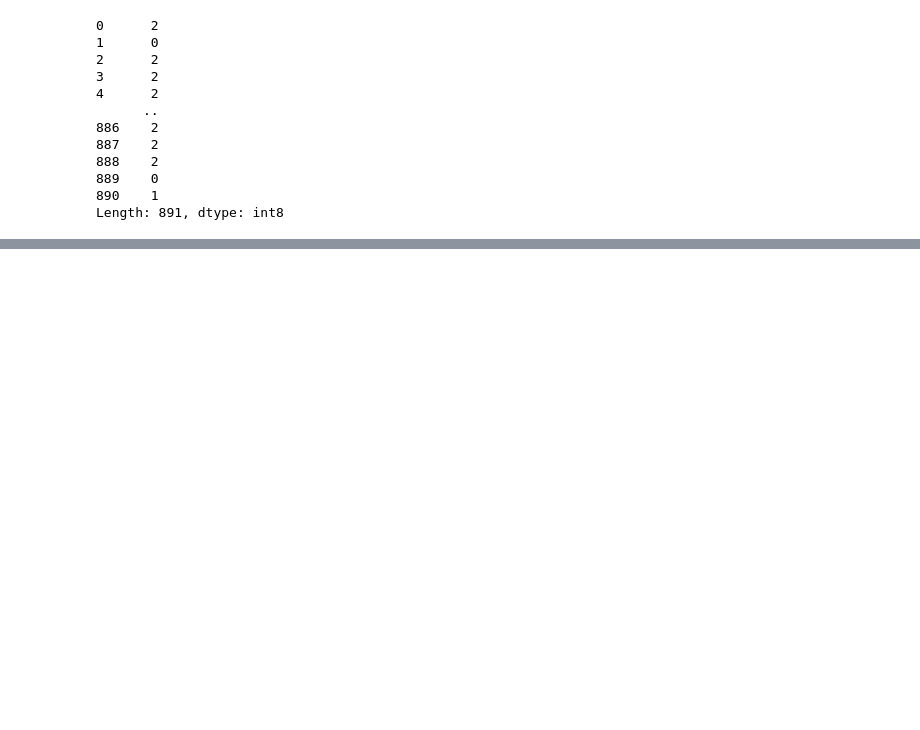
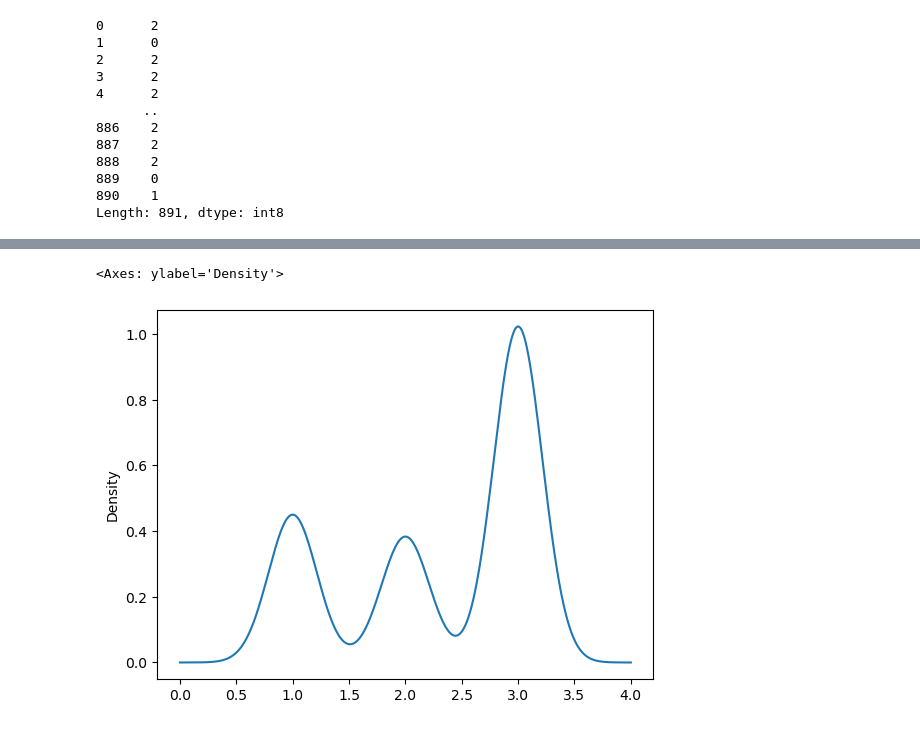
Before and after one commit to AnilSathi23/Python, a Jupyter notebook: Data Science with Python/Sessions/Pandas/Pandas ADSP Batch1 March.ipynb, the cells around one changed output, grey strips where cells are left out. Drawn from its saved outputs; the diff is of its cells as text; code cells hidden in the pictures; blank space fills up the shorter version.

```diff
--- a/Data Science with Python/Sessions/Pandas/Pandas ADSP Batch1 March.ipynb
+++ b/Data Science with Python/Sessions/Pandas/Pandas ADSP Batch1 March.ipynb
@@ -1547,0 +1745,5 @@ Length: 891, dtype: int8
+# %%
+df['Pclass'].plot.kde()
+# %% [output]
+<Axes: ylabel='Density'>
+[figure, added]
```
Also changed, not shown: parts of 29 cells of this notebook, 2 other files.
